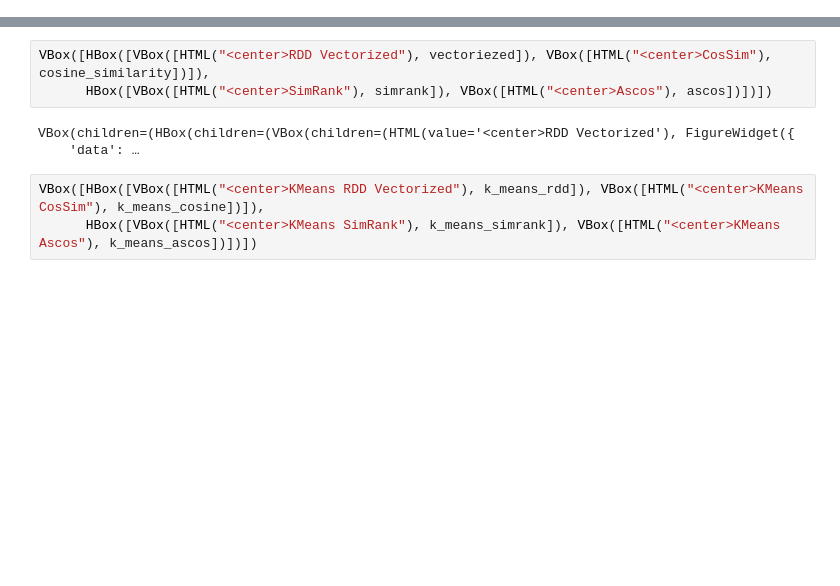
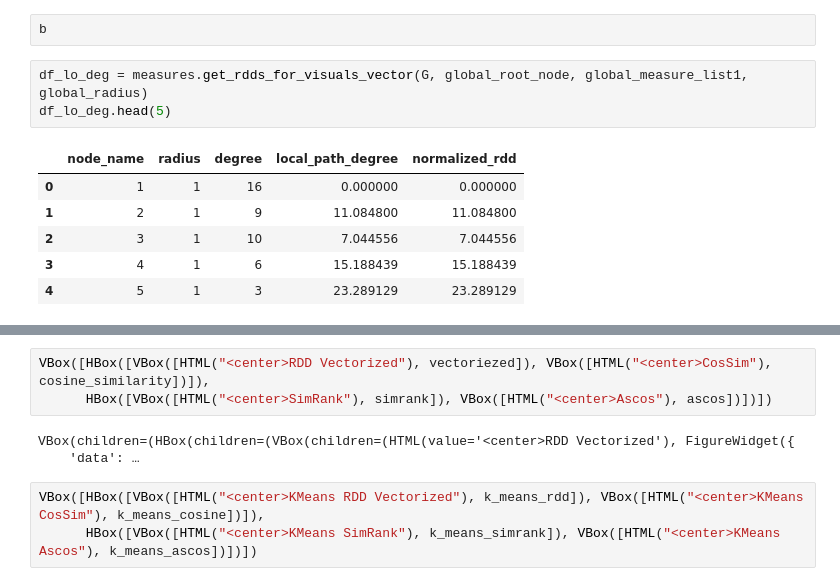
Before and after one commit to cultlead3r/similaritymms, a Jupyter notebook: notebooks/MMS_Dullah.ipynb, the cells around one changed output, grey strips where cells are left out. Cells and saved outputs as stored; diff of their text form; blank space fills up the shorter version.

```diff
--- a/notebooks/MMS_Dullah.ipynb
+++ b/notebooks/MMS_Dullah.ipynb
@@ -56,3 +92,15 @@ global_measure_list = [measures.triangles,
+# %%
+b
+# %%
+df_lo_deg = measures.get_rdds_for_visuals_vector(G, global_root_node, global_measure_list1, global_radius)
+df_lo_deg.head(5)
+# %% [output]
+|  | node_name | radius | degree | local_path_degree | normalized_rdd |
+| 0 | 1 | 1 | 16 | 0.000000 | 0.000000 |
+| 1 | 2 | 1 | 9 | 11.084800 | 11.084800 |
+| 2 | 3 | 1 | 10 | 7.044556 | 7.044556 |
+| 3 | 4 | 1 | 6 | 15.188439 | 15.188439 |
+| 4 | 5 | 1 | 3 | 23.289129 | 23.289129 |
 # %%
 ascos = visualize_ascos(G, global_root_node, pos)
 ascos = add_markers(ascos, global_markers)
```
Also changed, not shown: parts of 10 cells of this notebook, 1 other file.
